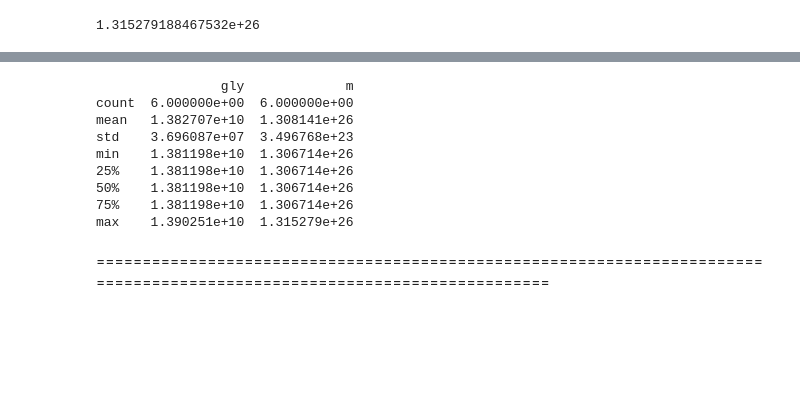
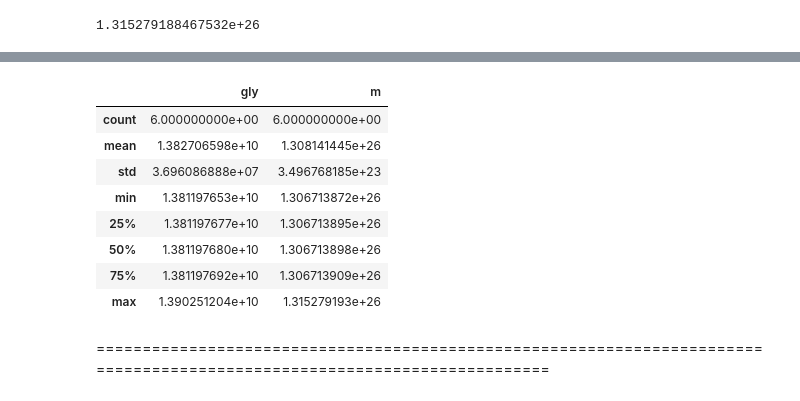
Before and after one commit to LaGuer/hubble-radius, a Jupyter notebook: hubble-radius.ipynb, the cells around one changed output, grey strips where cells are left out. Drawn from its saved outputs; the diff is of its cells as text; code cells hidden in the pictures; blank space fills up the shorter version.

```diff
--- a/hubble-radius.ipynb
+++ b/hubble-radius.ipynb
@@ -360,17 +369,19 @@ max    1.381400e+10  1.306879e+26
 # %%
 # Stat Table 3
-print(df3.describe())
-df3.describe();
+#print(df3.describe())
+#df3.describe();
+pd.set_option('display.precision', 9)
+df3.describe()
 # %% [output]
-                gly             m
-count  6.000000e+00  6.000000e+00
-mean   1.382707e+10  1.308141e+26
-std    3.696087e+07  3.496768e+23
-min    1.381198e+10  1.306714e+26
-25%    1.381198e+10  1.306714e+26
-50%    1.381198e+10  1.306714e+26
-75%    1.381198e+10  1.306714e+26
-max    1.390251e+10  1.315279e+26
+|  | gly | m |
+| count | 6.000000000e+00 | 6.000000000e+00 |
+| mean | 1.382706598e+10 | 1.308141445e+26 |
+| std | 3.696086888e+07 | 3.496768185e+23 |
+| min | 1.381197653e+10 | 1.306713872e+26 |
+| 25% | 1.381197677e+10 | 1.306713895e+26 |
+| 50% | 1.381197680e+10 | 1.306713898e+26 |
+| 75% | 1.381197692e+10 | 1.306713909e+26 |
+| max | 1.390251204e+10 | 1.315279193e+26 |
 # %% [markdown]
 =========================================================================================================================
 # %% [markdown]
```
Also changed, not shown: parts of 9 cells of this notebook.
